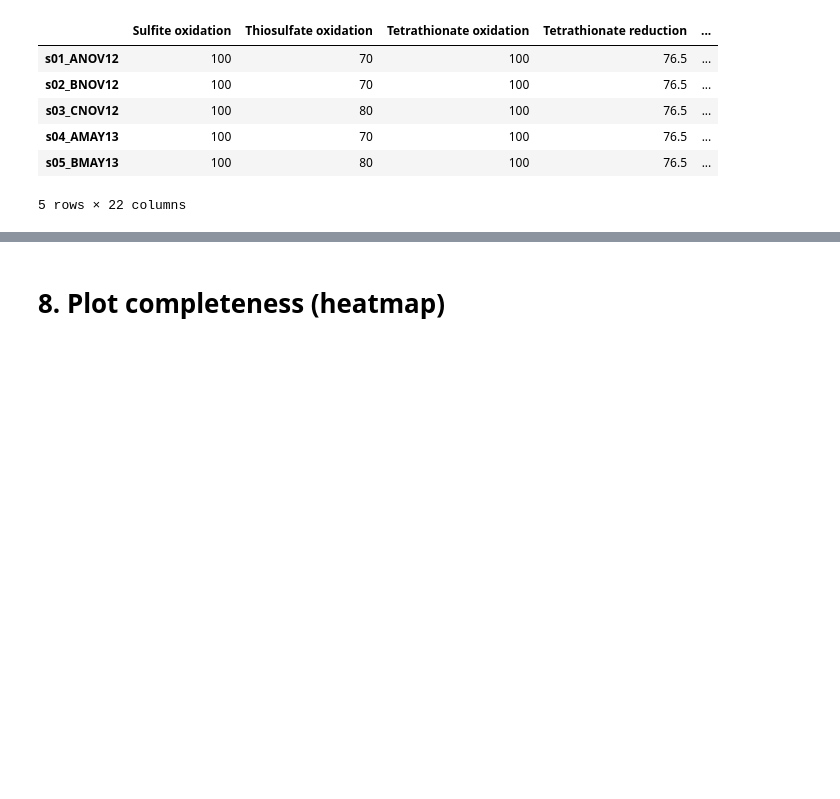
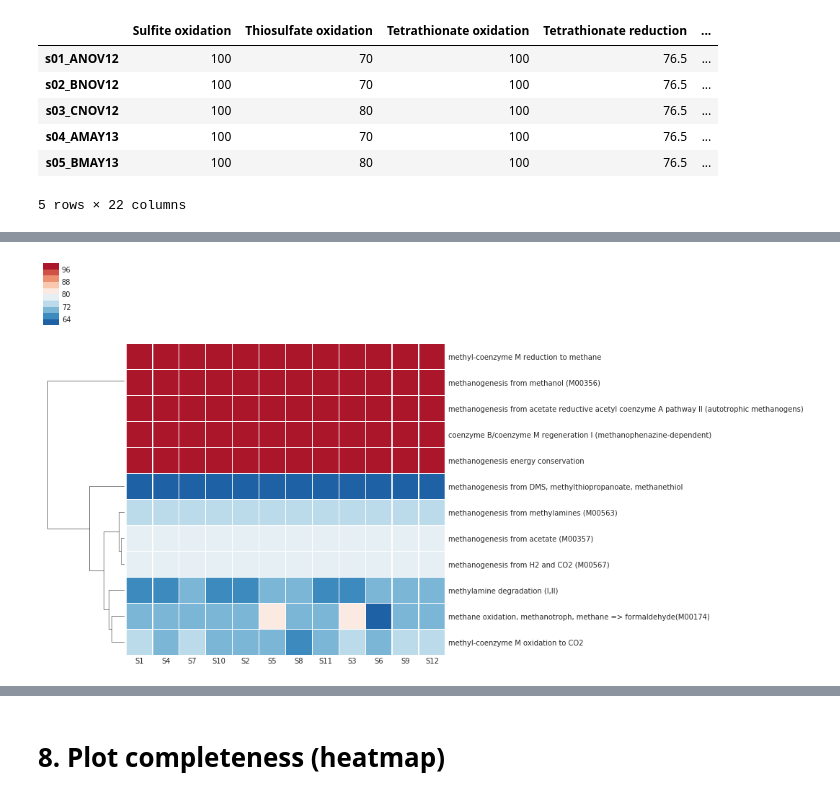
Before and after one commit to valdeanda/Time_series_mats, a Jupyter notebook: scripts/Pfams_completeness.ipynb, the cells around one changed output, grey strips where cells are left out. Cells and saved outputs as stored; diff of their text form; code cells hidden in the pictures; blank space fills up the shorter version.

Commit message:
methane completeness

```diff
--- a/scripts/Pfams_completeness.ipynb
+++ b/scripts/Pfams_completeness.ipynb
@@ -232,0 +276,4 @@ comp.head()
+# %%
+methane_comp=methane_comp[['carbon_1', 'carbon_2', 'carbon_3', 'carbon_4', 'carbon_5', 'carbon_6',
+       'carbon_7', 'carbon_8', 'carbon_9', 'carbon_10', 'carbon_12',
+       'carbon_13']]
@@ -232,0 +296,5 @@ comp.head()
+# %%
+methane_comp.columns =['coenzyme B/coenzyme M regeneration I (methanophenazine-dependent)', 'methane oxidation, methanotroph, methane => formaldehyde(M00174)',
+'methanogenesis energy conservation ', 'methanogenesis from acetate (M00357)', 'methanogenesis from methylamines (M00563)',
+'methanogenesis from DMS, methylthiopropanoate, methanethiol', 'methanogenesis from H2 and CO2 (M00567)', 'methanogenesis from acetate reductive acetyl coenzyme A pathway II (autotrophic methanogens)',
+'methanogenesis from methanol (M00356)' , 'methylamine degradation (I,II)', 'methyl-coenzyme M oxidation to CO2', 'methyl-coenzyme M reduction to methane']
@@ -232,0 +317,10 @@ comp.head()
+# %%
+methane_comp_sort = ["S1", "S4", "S7", "S10",
+                 "S2", "S5", "S8", "S11",
+                 "S3", "S6", "S9", "S12"]
+# %%
+meth=methane_comp.T
+# %%
+axs = sns.clustermap(meth[methane_comp_sort], col_cluster=False, linewidths=0.6,cmap=sns.color_palette("RdBu_r", 10))
+# %% [output]
+[figure, added]
```
Also changed, not shown: parts of 9 cells of this notebook.
